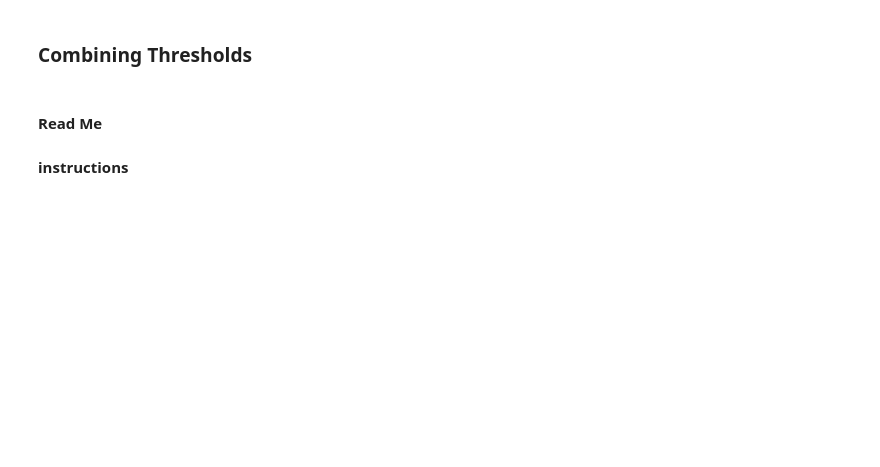
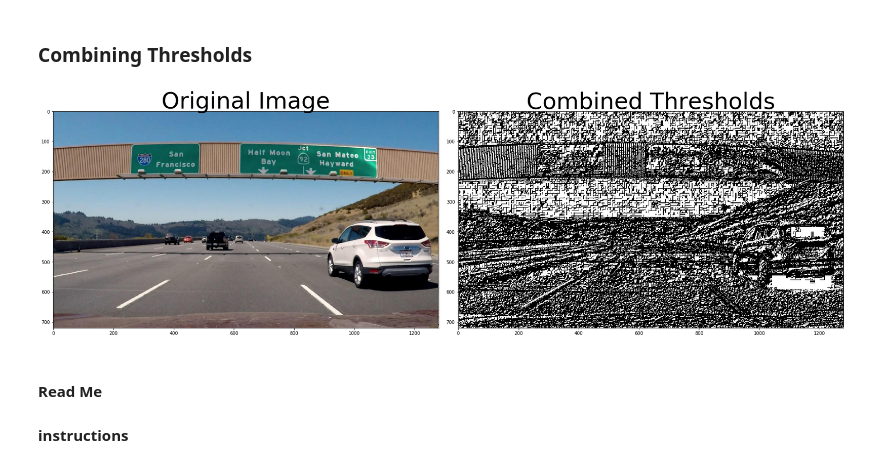
Before and after one commit to SherylHohman/CarND-Advanced-Lane_Lines-Exercises, a Jupyter notebook: L_24_combining_thresholds.ipynb, the cells around one changed output. Cells and saved outputs as stored; diff of their text form; code cells hidden in the pictures; blank space fills up the shorter version.

Commit message:
Finish "Combining Thresholds". TODO:find good vals
functions are written.
Now need to tune threshod vaues and ksize
to obtain result image with good lane lines

```diff
--- a/L_24_combining_thresholds.ipynb
+++ b/L_24_combining_thresholds.ipynb
@@ -36,3 +5,78 @@ combined[((gradx == 1) & (grady == 1)) | ((mag_binary == 1) & (dir_binary == 1))
+# %%
+import numpy as np
+import cv2
+import matplotlib.pyplot as plt
+import matplotlib.image as mpimg
+
+def abs_sobel_thresh(gray, orient='x', sobel_kernel=3, thresh=(0, 255)):
+    # Calculate directional gradient
+    dirx, diry = (0,0)
+    if   orient == 'x': dirx = 1
+    elif orient == 'y': diry = 1
+    else: print('invalid orientation must be "x" or "y"')
+    sobel = cv2.Sobel(gray, cv2.CV_64F, dirx, diry, ksize=sobel_kernel)
+    abs_sobel = np.absolute(sobel)
+    scaled = np.uint8(255 * abs_sobel/np.max(abs_sobel))
+    # Apply threshold
+    grad_binary = np.zeros_like(gray)
+    grad_binary[(sobel >= thresh[0]) & (sobel <= thresh[1]) ] = 1
+    return grad_binary
+
+def mag_thresh(gray, sobel_kernel=3, mag_thresh=(0, 255)):
+    # Calculate gradient magnitude
+    sobelx = cv2.Sobel(gray, cv2.CV_64F, 1, 0, ksize=sobel_kernel)
+    sobely = cv2.Sobel(gray, cv2.CV_64F, 0, 1, ksize=sobel_kernel)
+    abs_sobel = np.sqrt(np.square(sobelx) + np.square(sobely))
+    scaled = np.uint8(255*abs_sobel/np.max(abs_sobel))
+    # Apply threshold
+    mag_binary = np.zeros_like(gray)
+    mag_binary[ (scaled >= mag_thresh[0]) & scaled <= mag_thresh[1] ] = 1
+    return mag_binary
+
+def dir_threshold(gray, sobel_kernel=3, thresh=(0, np.pi/2)):
+    # Calculate gradient direction
+    sobelx = cv2.Sobel(gray, cv2.CV_64F, 1, 0, ksize=sobel_kernel)
+    sobely = cv2.Sobel(gray, cv2.CV_64F, 0, 1, ksize=sobel_kernel)
+    sobelx_abs = np.absolute(sobelx)
+    sobely_abs = np.absolute(sobely)
+    dir = np.arctan2(sobely_abs, sobelx_abs)
+    # Apply threshold
+    dir_binary = np.zeros_like(gray)
+    dir_binary[ (dir <= thresh[0]) & (dir >= thresh[1]) ] = 1
+    return dir_binary
+
+image_color = mpimg.imread('signs_vehicles_xygrad.png')
+# convert to gray here so its only done once. Don'e need the color version inside other functions
+image_gray  = cv2.cvtColor(image_color, cv2.COLOR_RGB2GRAY)
+
+
+# Choose a Sobel kernel size
+ksize = 3 # Choose a larger odd number to smooth gradient measurements
+
+
+# Apply each of the thresholding functions
+gradx = abs_sobel_thresh(  image_gray, orient='x', sobel_kernel=ksize, thresh=    (0, 255)) #(0,255)
+grady = abs_sobel_thresh(  image_gray, orient='y', sobel_kernel=ksize, thresh=    (0, 255)) #(0,255)
+mag_binary = mag_thresh(   image_gray,             sobel_kernel=ksize, mag_thresh=(5, 200)) #(0,255)
+dir_binary = dir_threshold(image_gray,             sobel_kernel=ksize, thresh=(0.7, 1.3)) #(0, np.pi/2)
+
+combined = np.zeros_like(dir_binary)
+combined[((gradx == 1) & (grady == 1)) | ((mag_binary == 1) & (dir_binary == 1))] = 1
+
+
+# Plot the result
+f, (ax1, ax2) = plt.subplots(1, 2, figsize=(24, 9))
+f.tight_layout()
+
+ax1.imshow(image_color)
+ax1.set_title('Original Image', fontsize=50)
+
+ax2.imshow(combined, cmap='gray')
+ax2.set_title('Combined Thresholds', fontsize=50)
+
+plt.subplots_adjust(left=0., right=1, top=0.9, bottom=0.)
+# %% [output]
+[figure, added]
 # %% [markdown]
 #### Read Me
 #### instructions
```
Also changed, not shown: parts of 1 cell of this notebook, 2 other files.
